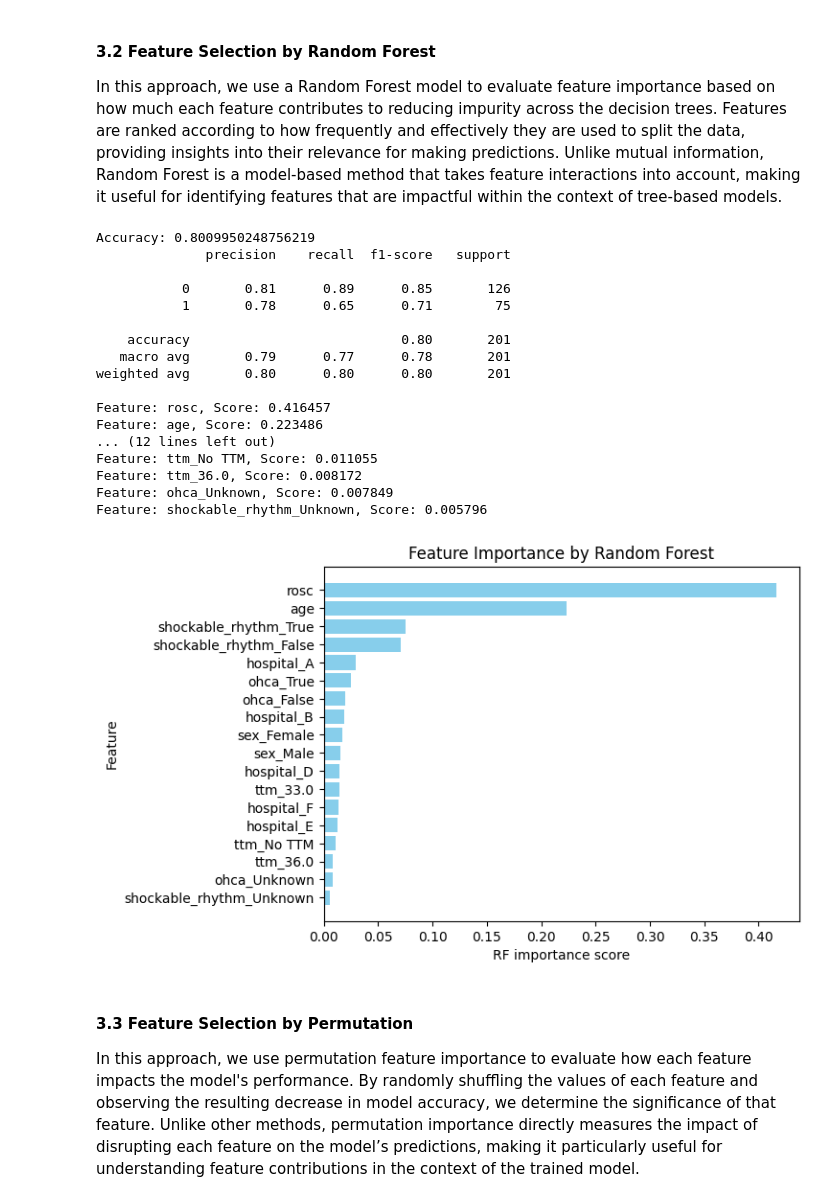
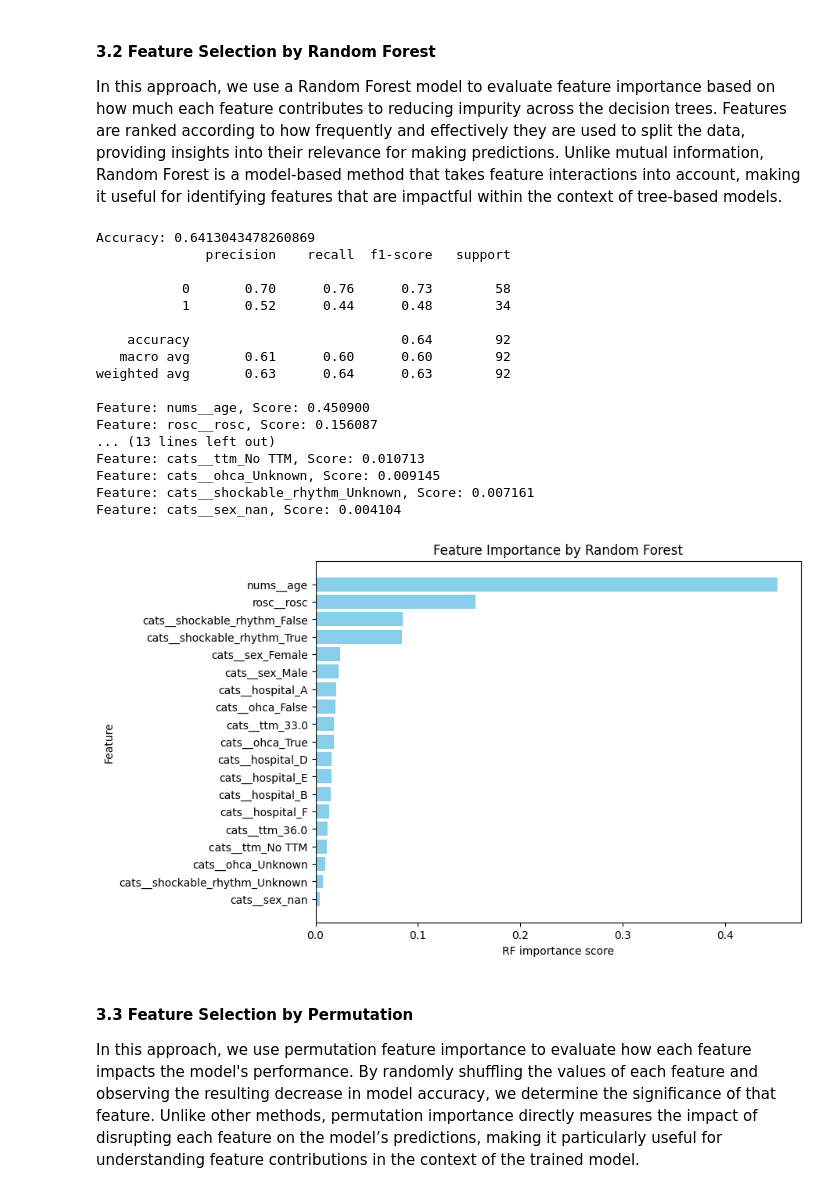
Before and after one commit to KentFre/Resus_TTM, a Jupyter notebook: 03_Feature_Importance.ipynb, the cells around one changed output. Drawn from its saved outputs; the diff is of its cells as text; code cells hidden in the pictures.

```diff
--- a/03_Feature_Importance.ipynb
+++ b/03_Feature_Importance.ipynb
@@ -5,3 +11,21 @@
+# %%
+# Load preprocessed data
+data = np.load("artifacts/dataset_prepared.npz", allow_pickle=True)
+
+X_train = data["X_tab_train"]
+X_val   = data["X_tab_val"]
+X_test  = data["X_tab_test"]
+
+y_train = data["y_train"]
+y_val   = data["y_val"]
+y_test  = data["y_test"]
+
+# For more stable feature importance, train+val are combined
+X = np.vstack([X_train, X_val])
+y = np.concatenate([y_train, y_val])
+
+# Load feature names
+feat_names = json.load(open("artifacts/feature_names.json"))["tab"]
 # %% [markdown]
 ### 3. Feature Selection with Different Approaches
 
@@ -118,71 +91,64 @@ Feature: shockable_rhythm_Unknown, Score: 0.000000
 
 In this approach, we use a Random Forest model to evaluate feature importance based on how much each feature contributes to reducing impurity across the decision trees. Features are ranked according to how frequently and effectively they are used to split the data, providing insights into their relevance for making predictions. Unlike mutual information, Random Forest is a model-based method that takes feature interactions into account, making it useful for identifying features that are impactful within the context of tree-based models.
 # %%
-# Initialize and train the model
+# --- Train Random Forest ---
 rf = RandomForestClassifier(random_state=42)
-rf.fit(X_train, y_train)
+rf.fit(X, y)
 
-# Make predictions
+# Evaluate on test set
 y_pred = rf.predict(X_test)
-
-# Evaluate the model
 print("Accuracy:", accuracy_score(y_test, y_pred))
 print(classification_report(y_test, y_pred))
 
+# --- Feature importance ---
 importances = rf.feature_importances_
-
-# Getting the feature names (if df_encoded_complete is a DataFrame, it has column names)
-feature_names = data_encoded.columns
-
-# Combining feature scores with their names
-importance_scores = list(zip(feature_names, importances))
-
-# Sorting the features by score in descending order
+importance_scores = list(zip(feat_names, importances))
 importance_scores_sorted = sorted(importance_scores, key=lambda x: x[1], reverse=True)
 
+# Print results
 for feature, score in importance_scores_sorted:
     print(f"Feature: {feature}, Score: {score:.6f}")
 
-# Plotting the features
+# --- Plot ---
 features_names = [feature for feature, score in importance_scores_sorted]
 features_scores = [score for feature, score in importance_scores_sorted]
 
+plt.figure(figsize=(8,6))
 plt.barh(features_names, features_scores, color='skyblue')
 plt.xlabel('RF importance score')
 plt.ylabel('Feature')
 plt.title('Feature Importance by Random Forest')
-plt.gca().invert_yaxis()  # To have the highest score at the top
+plt.gca().invert_yaxis()
 plt.show()
 
-# Normalizing the Scores for Later Comparison
+# --- Normalize scores for comparison with other methods ---
 scaler = MinMaxScaler()
 features_scores_normalized = scaler.fit_transform(np.array(features_scores).reshape(-1, 1)).flatten()
 
-# Creating a DataFrame to store feature names along with their normalized scores
 feature_scores_rf_df = pd.DataFrame({
-    'Feature': features_names,
-    'Random Forest Score': features_scores,
-    'Normalized Score': features_scores_normalized
+    "Feature": features_names,
+    "RF Importance": features_scores,
+    "RF Normalized": features_scores_normalized
 })
 # %% [output]
-Accuracy: 0.8009950248756219
+Accuracy: 0.6413043478260869
               precision    recall  f1-score   support
 
-           0       0.81      0.89      0.85       126
-           1       0.78      0.65      0.71        75
+           0       0.70      0.76      0.73        58
+           1       0.52      0.44      0.48        34
 
-    accuracy                           0.80       201
-   macro avg       0.79      0.77      0.78       201
-weighted avg       0.80      0.80      0.80       201
+    accuracy                           0.64        92
+   macro avg       0.61      0.60      0.60        92
+weighted avg       0.63      0.64      0.63        92
 
-Feature: rosc, Score: 0.416457
-Feature: age, Score: 0.223486
-... (12 lines left out)
-Feature: ttm_No TTM, Score: 0.011055
-Feature: ttm_36.0, Score: 0.008172
-Feature: ohca_Unknown, Score: 0.007849
-Feature: shockable_rhythm_Unknown, Score: 0.005796
+Feature: nums__age, Score: 0.450900
+Feature: rosc__rosc, Score: 0.156087
+... (13 lines left out)
+Feature: cats__ttm_No TTM, Score: 0.010713
+Feature: cats__ohca_Unknown, Score: 0.009145
+Feature: cats__shockable_rhythm_Unknown, Score: 0.007161
+Feature: cats__sex_nan, Score: 0.004104
-[figure, old version]
+[figure, new version]
 # %% [markdown]
 #### 3.3 Feature Selection by Permutation
 
```
Also changed, not shown: parts of 13 cells of this notebook, 13 other files.
